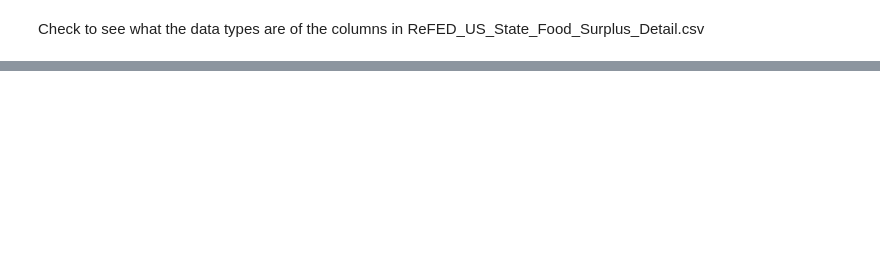
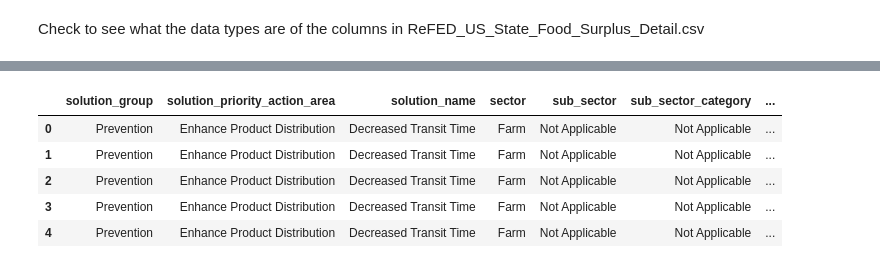
Before and after one commit to Darcieg/food-waste, a Jupyter notebook: notebooks/data_exploration.ipynb, the cells around one changed output, grey strips where cells are left out. Cells and saved outputs as stored; diff of their text form; code cells hidden in the pictures; blank space fills up the shorter version.

```diff
--- a/notebooks/data_exploration.ipynb
+++ b/notebooks/data_exploration.ipynb
@@ -14,0 +53,2 @@ df.info()
+# %%
+df = pd.read_csv('../data/raw/ReFED_US_Food_Waste_Solutions_Detail.csv', skiprows = 1)
@@ -14,0 +88,9 @@ df.info()
+# %%
+df.head()
+# %% [output]
+|  | solution_group | solution_priority_action_area | solution_name | sector | sub_sector | sub_sector_category | ... |
+| 0 | Prevention | Enhance Product Distribution | Decreased Transit Time | Farm | Not Applicable | Not Applicable | ... |
+| 1 | Prevention | Enhance Product Distribution | Decreased Transit Time | Farm | Not Applicable | Not Applicable | ... |
+| 2 | Prevention | Enhance Product Distribution | Decreased Transit Time | Farm | Not Applicable | Not Applicable | ... |
+| 3 | Prevention | Enhance Product Distribution | Decreased Transit Time | Farm | Not Applicable | Not Applicable | ... |
+| 4 | Prevention | Enhance Product Distribution | Decreased Transit Time | Farm | Not Applicable | Not Applicable | ... |
```
Also changed, not shown: parts of 15 cells of this notebook, 12 other files.
